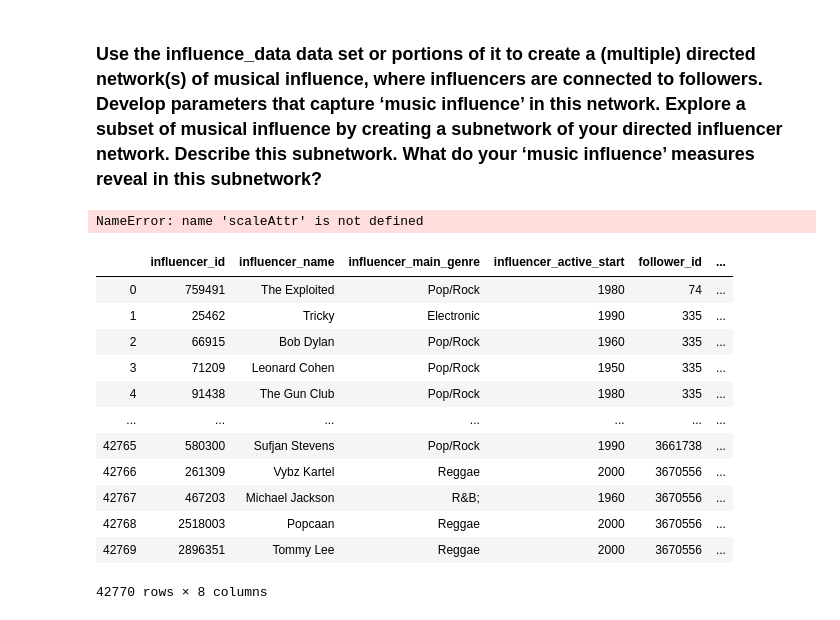
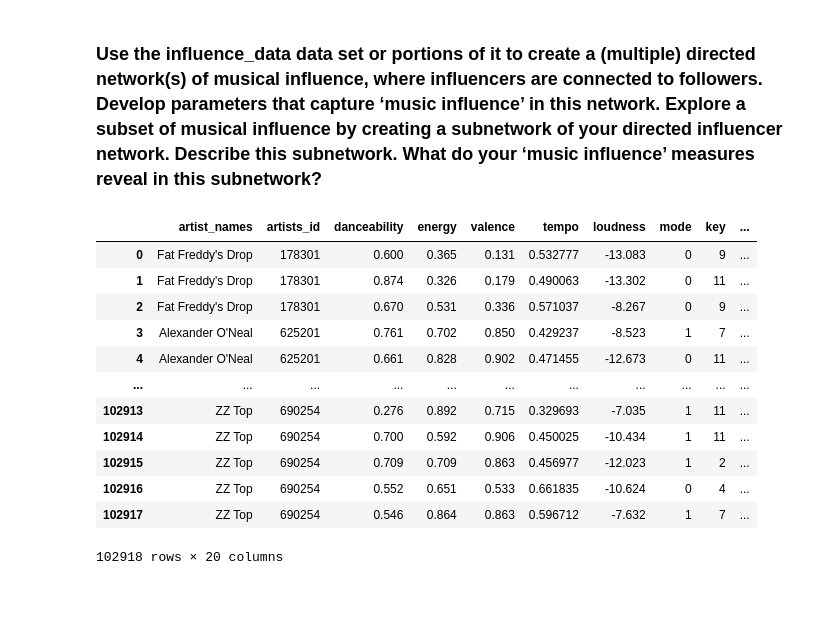
Before and after one commit to Wichaelian/ICM-2021, a Jupyter notebook: 2021_ICM_Problem_D_Data/Bullet 1.ipynb, the cells around one changed output. Drawn from its saved outputs; the diff is of its cells as text; code cells hidden in the pictures.

```diff
--- a/2021_ICM_Problem_D_Data/Bullet 1.ipynb
+++ b/2021_ICM_Problem_D_Data/Bullet 1.ipynb
@@ -10,0 +21,6 @@ from tqdm import tqdm
+# %%
+def scaleAttr(df, attr):
+    """scales the attribute attr of the dataframe df to go from 0 to 1"""
+    floor = min(df[attr])
+    span = max(df[attr]) - floor
+    df[attr] = [(x-floor)/span for x in df[attr]]
@@ -11,10 +35,4 @@ from tqdm import tqdm
 # %%
-# load data into DataFrames
-artists = pd.read_csv('data_by_artist.csv')
-years = pd.read_csv('data_by_year.csv')
-influence = pd.read_csv('influence_data.csv')
-full = pd.read_csv('full_music_data.csv')
-
 # scale tempo columns in each df
 scaleAttr(full, 'tempo')
 scaleAttr(artists, 'tempo')
@@ -22,14 +40,6 @@ scaleAttr(years, 'tempo')
 
 # no dups
 artists = artists.drop_duplicates(subset='artist_name', keep='last')
-# %% [output]
-NameError: name 'scaleAttr' is not defined
-# %%
-def scaleAttr(df, attr):
-    """scales the attribute attr of the dataframe df"""
-    floor = min(df[attr])
-    span = max(df[attr]) - floor
-    df[attr] = [(x-floor)/span for x in df[attr]]
 # %%
 #remove songs by artists that arent in the artists table
 #duplicate songs w/ more than one artist
@@ -38,6 +48,7 @@ def scaleAttr(df, attr):
 allArtists = list(artists['artist_id'])
 newdict = {}
 
+#parse id and name columns
 full['artists_id'] = [int(x.split(',')[0][1:-1]) if len(x.split(',')) == 1 else [int(y) for y in x[1:-1].split(',')] for x in list(full['artists_id'])]
 full['artist_names'] = [ast.literal_eval(x) if len(ast.literal_eval(x)) > 1 else ast.literal_eval(x)[0] for x in full['artist_names']]
 scaleAttr(full, 'tempo')
@@ -45,7 +56,7 @@ scaleAttr(full, 'tempo')
 last_id = 0
 row = 0
 for i in tqdm(range(len(full))):
-    thisRow = full.iloc[i,:]
+    thisRow = full.iloc[i,:].copy()
     artIDs = thisRow['artists_id']
     artNames = thisRow['artist_names']
 
@@ -73,50 +84,47 @@ for i in tqdm(range(len(full))):
                 thisRow['artists_id'] = artID
                 thisRow['artist_names'] = artName
                 newdict[row] = thisRow.to_dict()
                 row+=1
     i+=1
 
 full = pd.DataFrame.from_dict(newdict,'index')
 
 artistGenres = {} #adds song genre to full
 for i in tqdm(range(len(influence))):
     row = influence.iloc[i]
     influencer = row['influencer_id']
     follower = row['follower_id']
     infGenre = row['influencer_main_genre']
     folGenre = row['follower_main_genre']
     artistGenres[influencer] = infGenre
     artistGenres[follower] = folGenre
 
 def getGenre(row):
     artist = row['artists_id']
     if type(artist) == list:
         print(row)
     try:
         genre = artistGenres[artist]
     except KeyError:
         genre = 'N/A'
     return genre
 
 full['genre'] = full.apply(lambda row: getGenre(row), axis = 1)
-
 full
+# %% [output]
+|  | artist_names | artists_id | danceability | energy | valence | tempo | loudness | mode | key | ... |
+| 0 | Fat Freddy's Drop | 178301 | 0.600 | 0.365 | 0.131 | 0.532777 | -13.083 | 0 | 9 | ... |
+| 1 | Fat Freddy's Drop | 178301 | 0.874 | 0.326 | 0.179 | 0.490063 | -13.302 | 0 | 11 | ... |
+| 2 | Fat Freddy's Drop | 178301 | 0.670 | 0.531 | 0.336 | 0.571037 | -8.267 | 0 | 9 | ... |
+| 3 | Alexander O'Neal | 625201 | 0.761 | 0.702 | 0.850 | 0.429237 | -8.523 | 1 | 7 | ... |
+| 4 | Alexander O'Neal | 625201 | 0.661 | 0.828 | 0.902 | 0.471455 | -12.673 | 0 | 11 | ... |
+| ... | ... | ... | ... | ... | ... | ... | ... | ... | ... | ... |
+| 102913 | ZZ Top | 690254 | 0.276 | 0.892 | 0.715 | 0.329693 | -7.035 | 1 | 11 | ... |
+| 102914 | ZZ Top | 690254 | 0.700 | 0.592 | 0.906 | 0.450025 | -10.434 | 1 | 11 | ... |
+| 102915 | ZZ Top | 690254 | 0.709 | 0.709 | 0.863 | 0.456977 | -12.023 | 1 | 2 | ... |
+| 102916 | ZZ Top | 690254 | 0.552 | 0.651 | 0.533 | 0.661835 | -10.624 | 0 | 4 | ... |
+| 102917 | ZZ Top | 690254 | 0.546 | 0.864 | 0.863 | 0.596712 | -7.632 | 1 | 7 | ... |
+102918 rows × 20 columns
-# %%
-influence
-# %% [output]
-|  | influencer_id | influencer_name | influencer_main_genre | influencer_active_start | follower_id | ... |
-| 0 | 759491 | The Exploited | Pop/Rock | 1980 | 74 | ... |
-| 1 | 25462 | Tricky | Electronic | 1990 | 335 | ... |
-| 2 | 66915 | Bob Dylan | Pop/Rock | 1960 | 335 | ... |
-| 3 | 71209 | Leonard Cohen | Pop/Rock | 1950 | 335 | ... |
-| 4 | 91438 | The Gun Club | Pop/Rock | 1980 | 335 | ... |
-| ... | ... | ... | ... | ... | ... | ... |
-| 42765 | 580300 | Sufjan Stevens | Pop/Rock | 1990 | 3661738 | ... |
-| 42766 | 261309 | Vybz Kartel | Reggae | 2000 | 3670556 | ... |
-| 42767 | 467203 | Michael Jackson | R&B; | 1960 | 3670556 | ... |
-| 42768 | 2518003 | Popcaan | Reggae | 2000 | 3670556 | ... |
-| 42769 | 2896351 | Tommy Lee | Reggae | 2000 | 3670556 | ... |
-42770 rows × 8 columns
 # %%
 # list containing all artist names
 names = []
```
Also changed, not shown: parts of 10 cells of this notebook.
